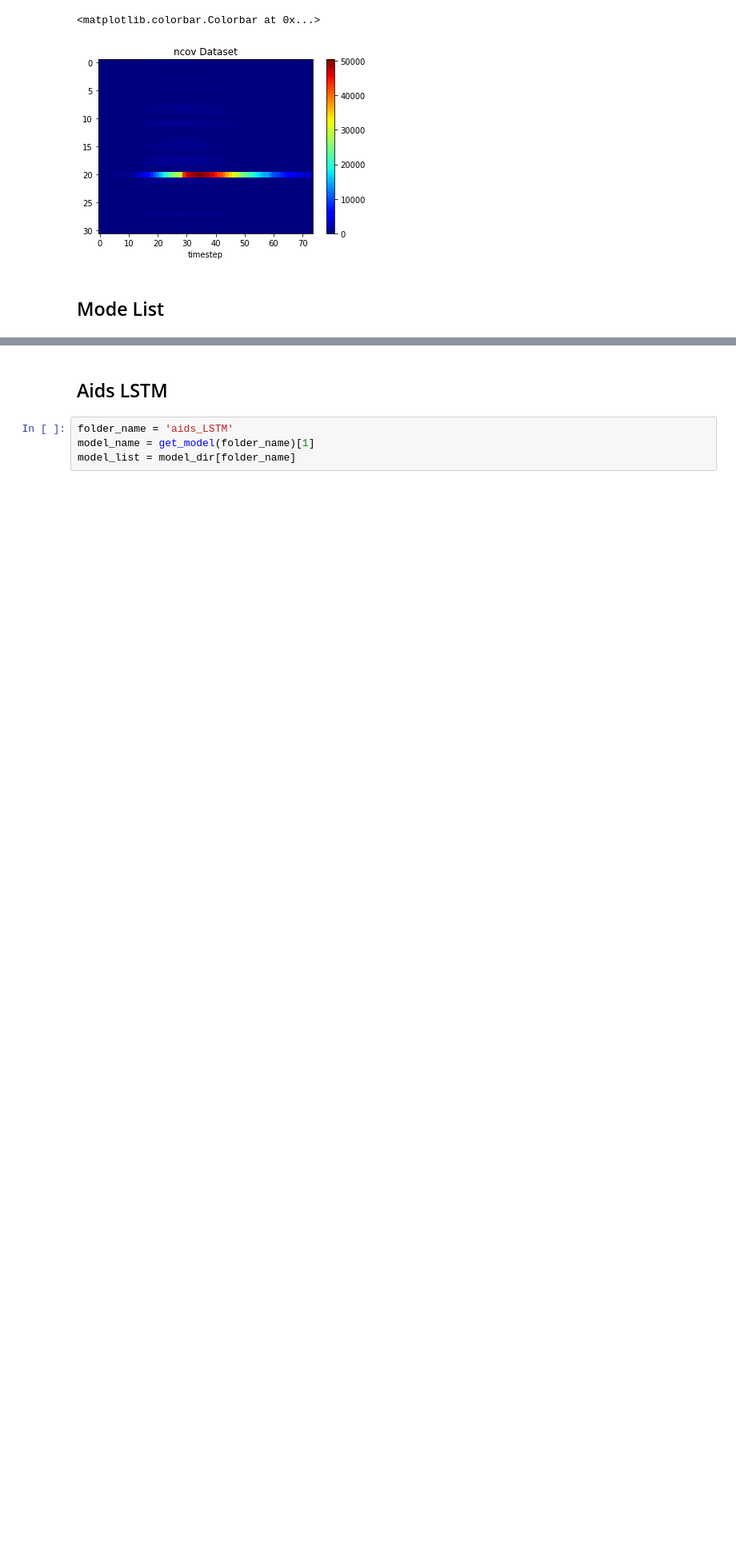
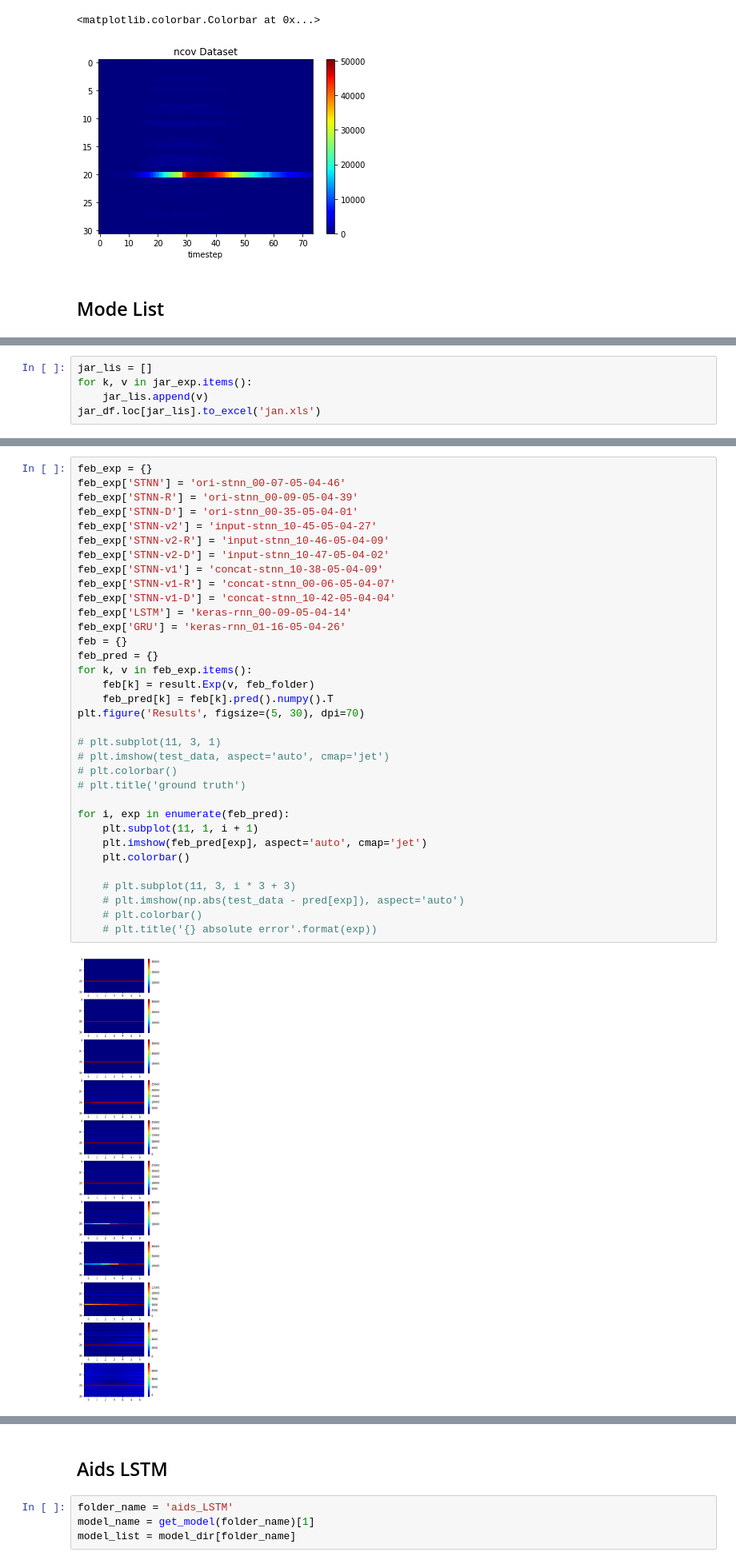
Before and after one commit to wtding1998/RNN_nCov, a Jupyter notebook: disease_analysis.ipynb, the cells around one changed output, grey strips where cells are left out. Shown at 80% size. Cells and saved outputs as stored; diff of their text form; blank space fills up the shorter version.

```diff
--- a/disease_analysis.ipynb
+++ b/disease_analysis.ipynb
@@ -109,0 +100,5 @@ test_data.shape
+# %%
+jar_lis = []
+for k, v in jar_exp.items():
+    jar_lis.append(v)
+jar_df.loc[jar_lis].to_excel('jan.xls')
@@ -109,0 +132,36 @@ test_data.shape
+# %%
+feb_exp = {}
+feb_exp['STNN'] = 'ori-stnn_00-07-05-04-46'
+feb_exp['STNN-R'] = 'ori-stnn_00-09-05-04-39'
+feb_exp['STNN-D'] = 'ori-stnn_00-35-05-04-01'
+feb_exp['STNN-v2'] = 'input-stnn_10-45-05-04-27'
+feb_exp['STNN-v2-R'] = 'input-stnn_10-46-05-04-09'
+feb_exp['STNN-v2-D'] = 'input-stnn_10-47-05-04-02'
+feb_exp['STNN-v1'] = 'concat-stnn_10-38-05-04-09'
+feb_exp['STNN-v1-R'] = 'concat-stnn_00-06-05-04-07'
+feb_exp['STNN-v1-D'] = 'concat-stnn_10-42-05-04-04'
+feb_exp['LSTM'] = 'keras-rnn_00-09-05-04-14'
+feb_exp['GRU'] = 'keras-rnn_01-16-05-04-26'
+feb = {}
+feb_pred = {}
+for k, v in feb_exp.items():
+    feb[k] = result.Exp(v, feb_folder)
+    feb_pred[k] = feb[k].pred().numpy().T
+plt.figure('Results', figsize=(5, 30), dpi=70)
+
+# plt.subplot(11, 3, 1)
+# plt.imshow(test_data, aspect='auto', cmap='jet')
+# plt.colorbar()
+# plt.title('ground truth')
+
+for i, exp in enumerate(feb_pred):
+    plt.subplot(11, 1, i + 1)
+    plt.imshow(feb_pred[exp], aspect='auto', cmap='jet')
+    plt.colorbar()
+
+    # plt.subplot(11, 3, i * 3 + 3)
+    # plt.imshow(np.abs(test_data - pred[exp]), aspect='auto')
+    # plt.colorbar()
+    # plt.title('{} absolute error'.format(exp))
+# %% [output]
+[figure, added]
```
Also changed, not shown: parts of 14 cells of this notebook, 6 other files.
